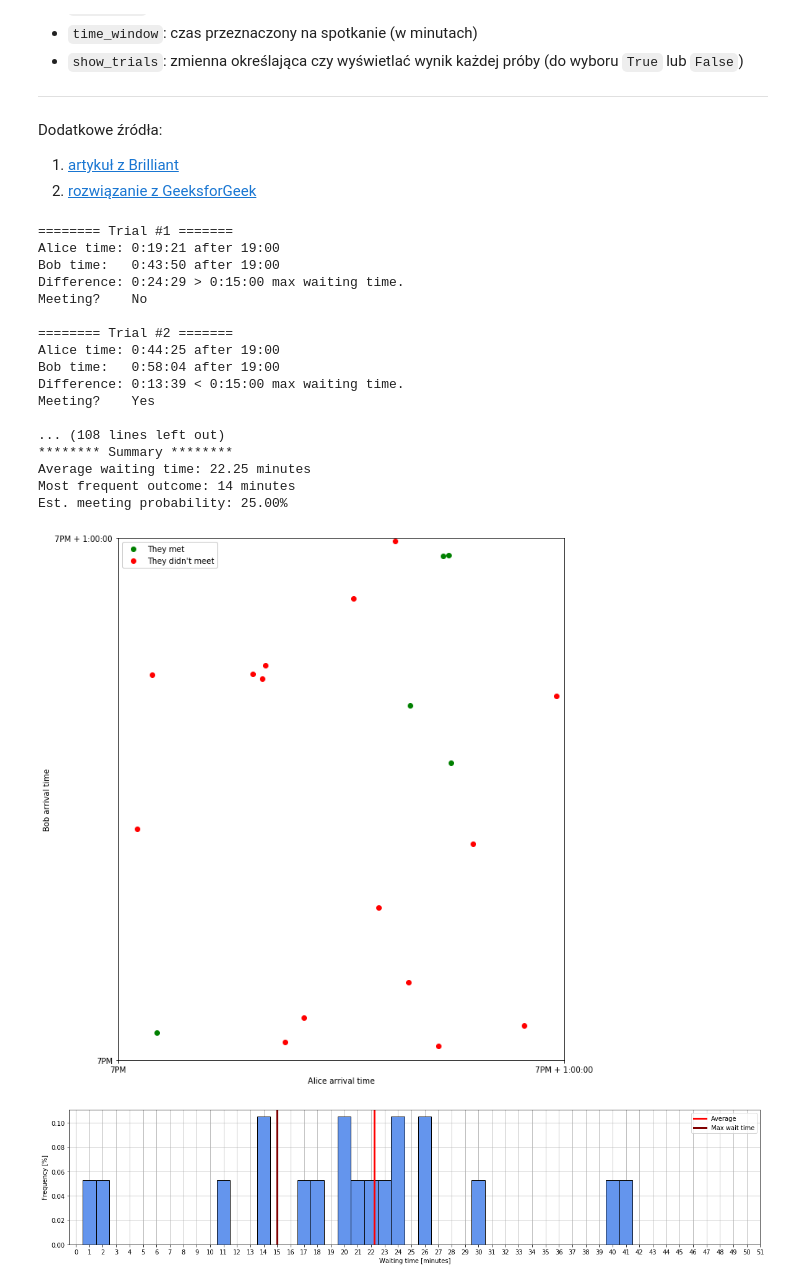
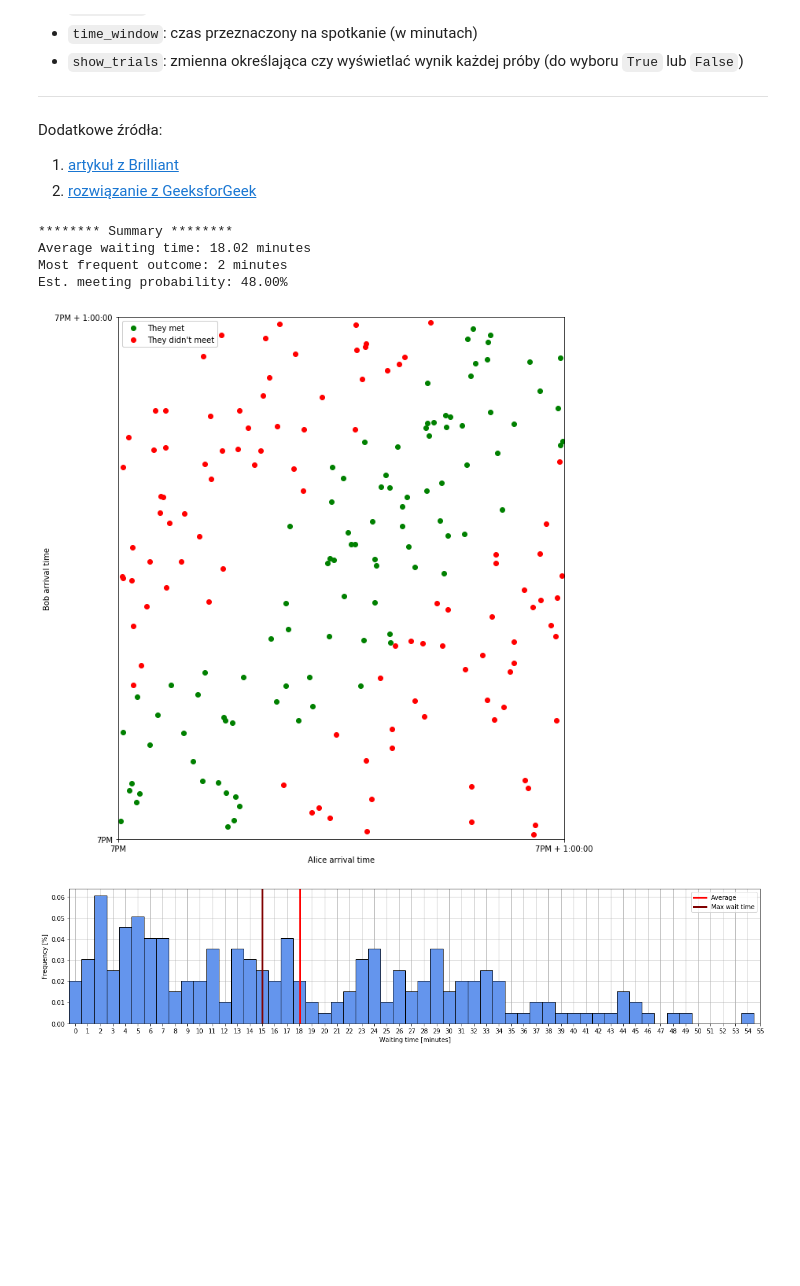
Before and after one commit to kbonna/sirp_materials, a Jupyter notebook: z1_zagadki_symulacje.ipynb, the cells around one changed output. Cells and saved outputs as stored; diff of their text form; code cells hidden in the pictures; blank space fills up the shorter version.

```diff
--- a/z1_zagadki_symulacje.ipynb
+++ b/z1_zagadki_symulacje.ipynb
@@ -25,9 +25,9 @@ Dodatkowe źródła:
 # %%
 ### Modify this part ##########################################################
 
-n_trials = 20
-strategy = 'switch' # 'stay' or 'switch'
-show_trials = True
+n_trials = 200
+strategy = 'stay' # 'stay' or 'switch'
+show_trials = False
 
 ###############################################################################
 import random
@@ -165,8 +151,8 @@ Dodatkowe źródła:
 # %%
 ### Modify this part ##########################################################
 
-n_trials = 20
-show_trials = True
+n_trials = 200
+show_trials = False
 
 ###############################################################################
 from random import randint
@@ -278,9 +252,9 @@ Dodatkowe źródła:
 # %%
 ### Modify this part ##########################################################
 
-sensitivity = 0.99
-specificity = 0.99
-virus_freq = 0.01
+sensitivity = 0.9
+specificity = 0.95
+virus_freq = 0.1
 
 ###############################################################################
 from random import random
@@ -526,10 +500,10 @@ Dodatkowe źródła:
 # %%
 ### Modify this part ##########################################################
 
-n_trials = 20
+n_trials = 200
 time_wait = 15
 time_window = 60
-show_trials = True
+show_trials = False
 
 ###############################################################################
 import matplotlib.pyplot as plt
@@ -582,48 +556,35 @@ ax1.set_ylim(0, time_window * 60)
 ax1.set_xticks([0, time_window * 60])
 ax1.set_yticks([0, time_window * 60])
 ax1.set_xticklabels(['7PM', '7PM + ' + str(dt_win)])
 ax1.set_yticklabels(['7PM', '7PM + ' + str(dt_win)])
 ax1.set_xlabel('Alice arrival time')
 ax1.set_ylabel('Bob arrival time')
 ax1.legend(loc='upper left', framealpha=1)
 
 plt.tight_layout()
 plt.show()
 
 # Histogram
 fig2, ax2 = plt.subplots(figsize=(20, 4), facecolor='w')
 
 ax2.hist(data, bins=np.arange(min(data)-.5, max(data)+.5, 1),
         density=True, color='cornflowerblue', edgecolor='k')
 ax2.axvline(np.mean(data), color='r', lineWidth=3, label='Average')
 ax2.axvline(time_wait, color='maroon', lineWidth=3, label='Max wait time')
 
 ax2.set_xlim([-.5, max(data)])
 ax2.set_xlabel('Waiting time [minutes]')
 ax2.set_ylabel('Frequency [%]')
 ax2.set_xticks(np.arange(0, max(data)+1))
 
 ax2.set_axisbelow(True)
 ax2.grid()
 ax2.legend()
 plt.show()
 # %% [output]
-======== Trial #1 =======
-Alice time: 0:19:21 after 19:00
-Bob time:   0:43:50 after 19:00
-Difference: 0:24:29 > 0:15:00 max waiting time.
-Meeting?    No
-
-======== Trial #2 =======
-Alice time: 0:44:25 after 19:00
-Bob time:   0:58:04 after 19:00
-Difference: 0:13:39 < 0:15:00 max waiting time.
-Meeting?    Yes
-
-... (108 lines left out)
 ******** Summary ********
-Average waiting time: 22.25 minutes
-Most frequent outcome: 14 minutes
-Est. meeting probability: 25.00%
+Average waiting time: 18.02 minutes
+Most frequent outcome: 2 minutes
+Est. meeting probability: 48.00%
-[figure, old version]
+[figure, new version]
-[figure, old version]
+[figure, new version]
```
Also changed, not shown: parts of 4 cells of this notebook, 1 other file.
